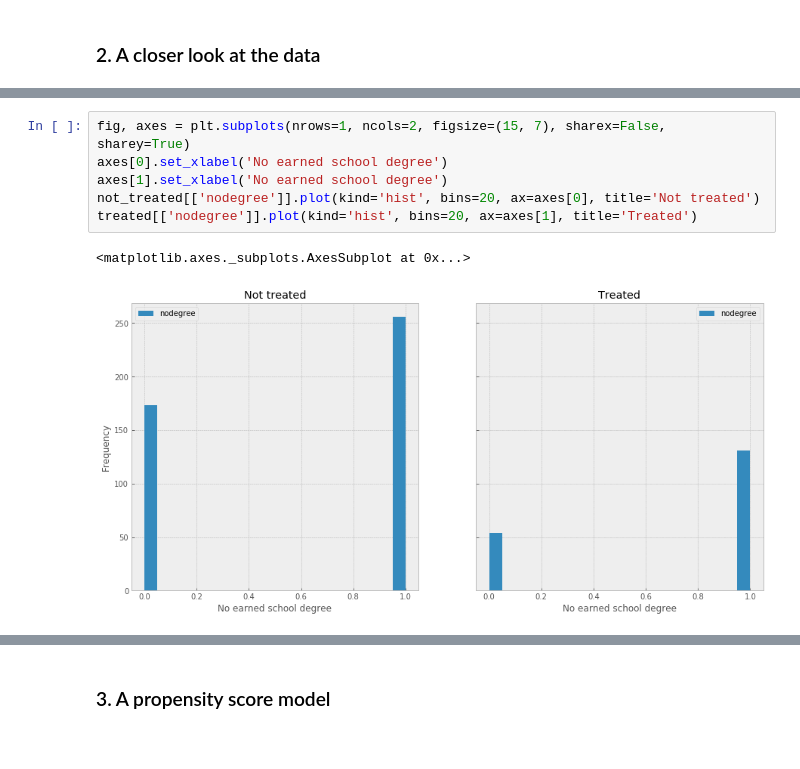
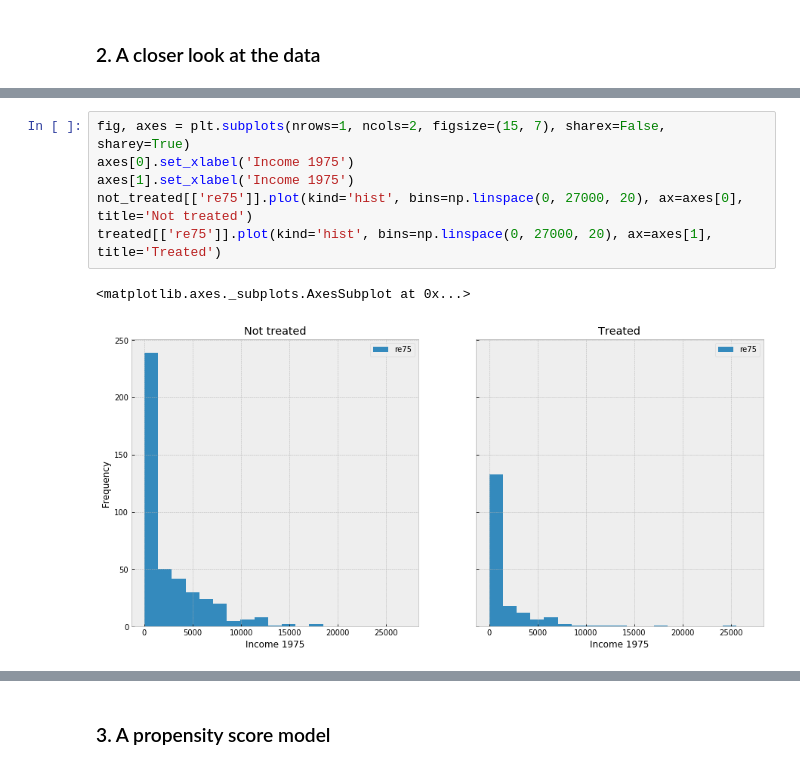
Before and after one commit to antonino-barbera/seanbi, a Jupyter notebook: HW4/Homework 4.ipynb, the cells around one changed output, grey strips where cells are left out. Cells and saved outputs as stored; diff of their text form.

```diff
--- a/HW4/Homework 4.ipynb
+++ b/HW4/Homework 4.ipynb
@@ -211,9 +335,9 @@ treated[['married']].plot(kind='hist', bins=20, ax=axes[1], title='Treated')
 # %%
 fig, axes = plt.subplots(nrows=1, ncols=2, figsize=(15, 7), sharex=False, sharey=True)
-axes[0].set_xlabel('No earned school degree')
-axes[1].set_xlabel('No earned school degree')
-not_treated[['nodegree']].plot(kind='hist', bins=20, ax=axes[0], title='Not treated')
-treated[['nodegree']].plot(kind='hist', bins=20, ax=axes[1], title='Treated')
+axes[0].set_xlabel('Income 1975')
+axes[1].set_xlabel('Income 1975')
+not_treated[['re75']].plot(kind='hist', bins=np.linspace(0, 27000, 20), ax=axes[0], title='Not treated')
+treated[['re75']].plot(kind='hist', bins=np.linspace(0, 27000, 20), ax=axes[1], title='Treated')
 # %% [output]
 <matplotlib.axes._subplots.AxesSubplot at 0x...>
-[figure, old version]
+[figure, new version]
```
Also changed, not shown: parts of 54 cells of this notebook, 3 other files.
